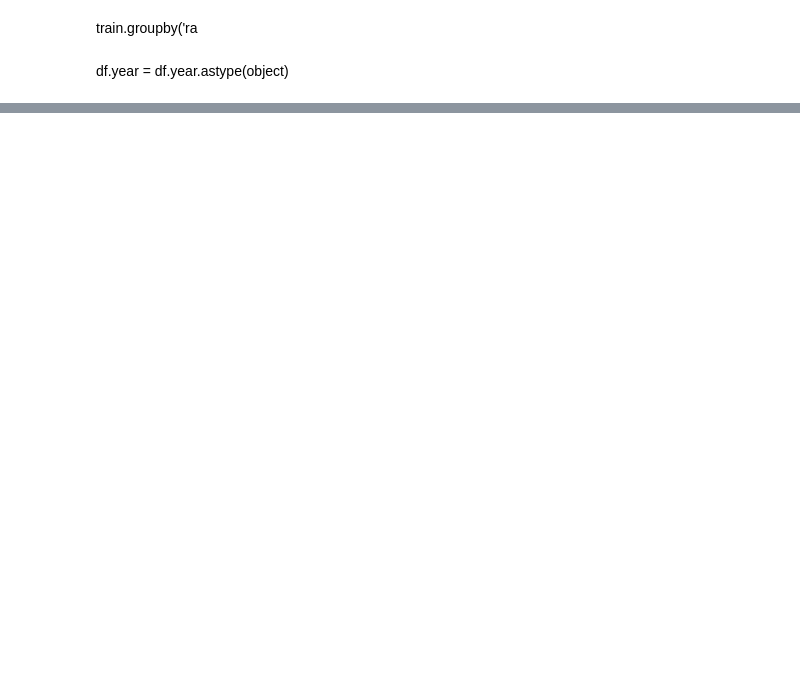
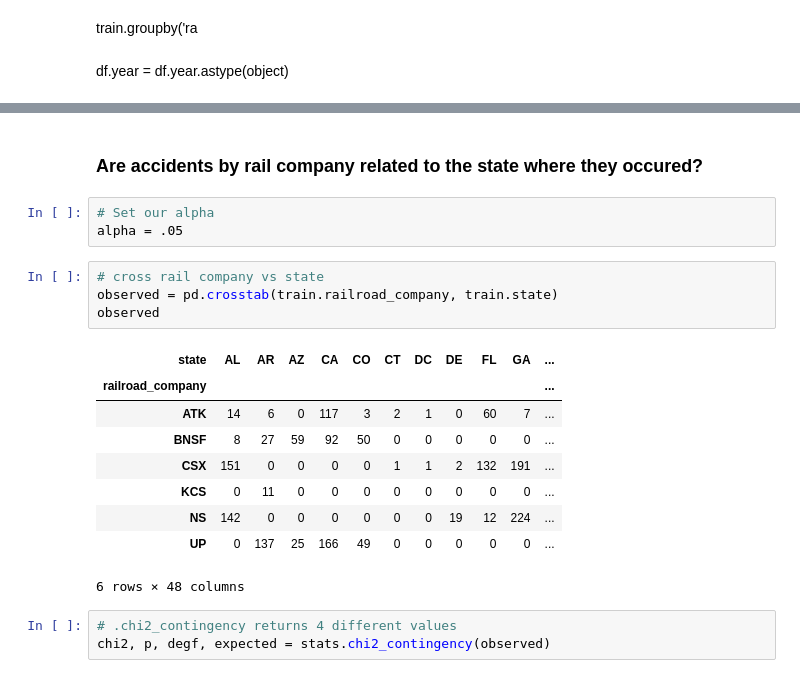
Before and after one commit to OTR-Capstone/Off_The_Rails, a Jupyter notebook: david_folder/explore_hwy_sandbox.ipynb, the cells around one changed output, grey strips where cells are left out. Saved outputs shown, nothing was run; the diff lists cells and outputs as text; blank space fills up the shorter version.

```diff
--- a/david_folder/explore_hwy_sandbox.ipynb
+++ b/david_folder/explore_hwy_sandbox.ipynb
@@ -489,0 +586,22 @@ df.year = df.year.astype(object)
+# %% [markdown]
+<h3>Are accidents by rail company related to the state where they occured?</h3>
+# %%
+# Set our alpha
+alpha = .05
+# %%
+# cross rail company vs state
+observed = pd.crosstab(train.railroad_company, train.state)
+observed
+# %% [output]
+| state | AL | AR | AZ | CA | CO | CT | DC | DE | FL | GA | ... |
+| railroad_company |  |  |  |  |  |  |  |  |  |  | ... |
+| ATK | 14 | 6 | 0 | 117 | 3 | 2 | 1 | 0 | 60 | 7 | ... |
+| BNSF | 8 | 27 | 59 | 92 | 50 | 0 | 0 | 0 | 0 | 0 | ... |
+| CSX | 151 | 0 | 0 | 0 | 0 | 1 | 1 | 2 | 132 | 191 | ... |
+| KCS | 0 | 11 | 0 | 0 | 0 | 0 | 0 | 0 | 0 | 0 | ... |
+| NS | 142 | 0 | 0 | 0 | 0 | 0 | 0 | 19 | 12 | 224 | ... |
+| UP | 0 | 137 | 25 | 166 | 49 | 0 | 0 | 0 | 0 | 0 | ... |
+6 rows × 48 columns
+# %%
+# .chi2_contingency returns 4 different values
+chi2, p, degf, expected = stats.chi2_contingency(observed)
```
Also changed, not shown: parts of 22 cells of this notebook.
